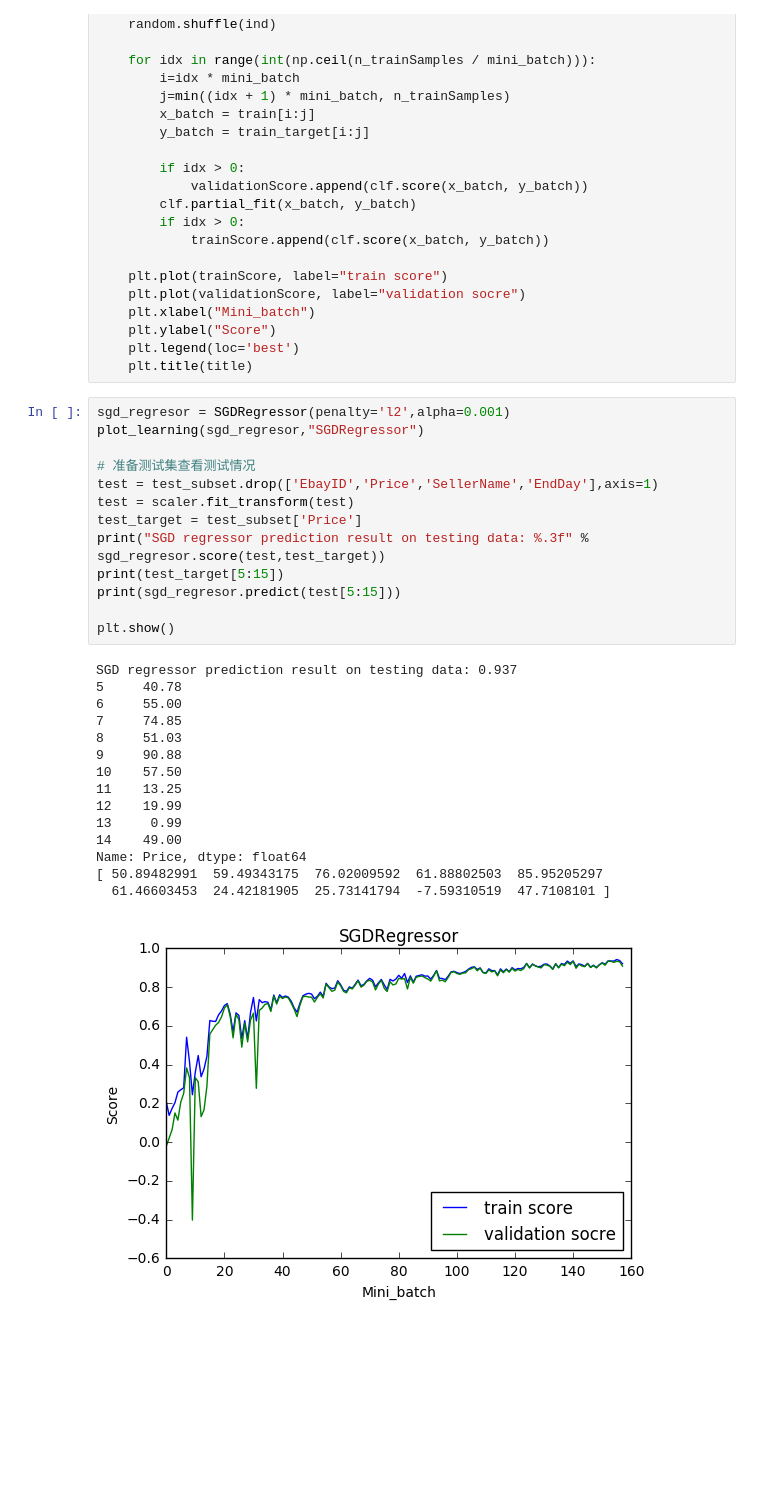
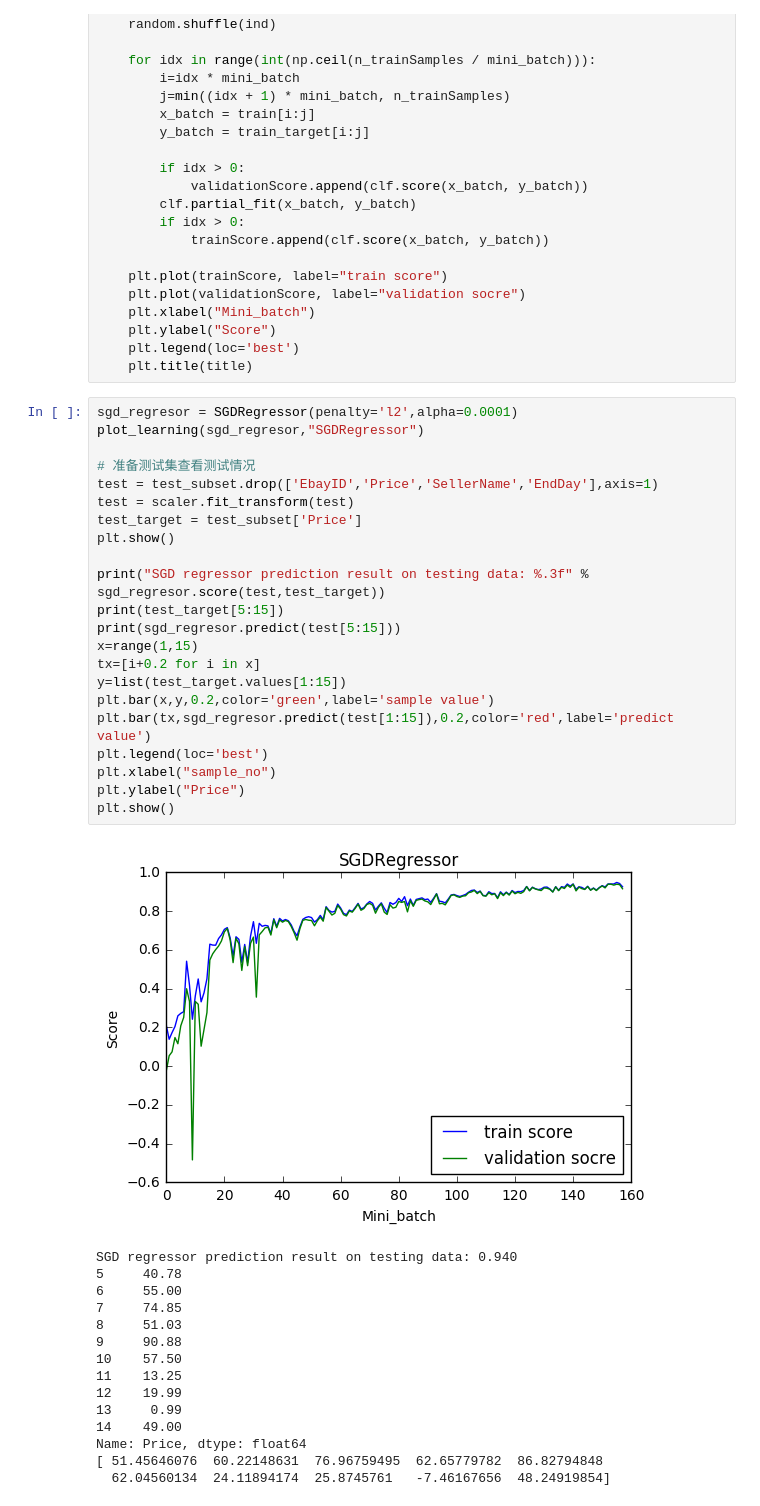
Before and after one commit to yahaa/violent_python, a Jupyter notebook: chapter5/lr3.ipynb, the cells around one changed output. Drawn from its saved outputs; the diff is of its cells as text; blank space fills up the shorter version.

```diff
--- a/chapter5/lr3.ipynb
+++ b/chapter5/lr3.ipynb
@@ -49,20 +50,30 @@ def plot_learning(clf,title):
     plt.legend(loc='best')
     plt.title(title)
 # %%
-sgd_regresor = SGDRegressor(penalty='l2',alpha=0.001)
+sgd_regresor = SGDRegressor(penalty='l2',alpha=0.0001)
 plot_learning(sgd_regresor,"SGDRegressor")
 
 # 准备测试集查看测试情况
 test = test_subset.drop(['EbayID','Price','SellerName','EndDay'],axis=1)
 test = scaler.fit_transform(test)
 test_target = test_subset['Price']
+plt.show()
+
 print("SGD regressor prediction result on testing data: %.3f" % sgd_regresor.score(test,test_target))
 print(test_target[5:15])
 print(sgd_regresor.predict(test[5:15]))
-
+x=range(1,15)
+tx=[i+0.2 for i in x]
+y=list(test_target.values[1:15])
+plt.bar(x,y,0.2,color='green',label='sample value')
+plt.bar(tx,sgd_regresor.predict(test[1:15]),0.2,color='red',label='predict value')
+plt.legend(loc='best')
+plt.xlabel("sample_no")
+plt.ylabel("Price")
 plt.show()
 # %% [output]
+[figure, new version]
-SGD regressor prediction result on testing data: 0.937
+SGD regressor prediction result on testing data: 0.940
 5     40.78
 6     55.00
 7     74.85
@@ -74,6 +85,5 @@ SGD regressor prediction result on testing data: 0.937
 13     0.99
 14    49.00
 Name: Price, dtype: float64
-[ 50.89482991  59.49343175  76.02009592  61.88802503  85.95205297
-  61.46603453  24.42181905  25.73141794  -7.59310519  47.7108101 ]
+[ 51.45646076  60.22148631  76.96759495  62.65779782  86.82794848
+  62.04560134  24.11894174  25.8745761   -7.46167656  48.24919854]
-[figure, old version]
```
Also changed, not shown: parts of 2 cells of this notebook, 48 other files.
